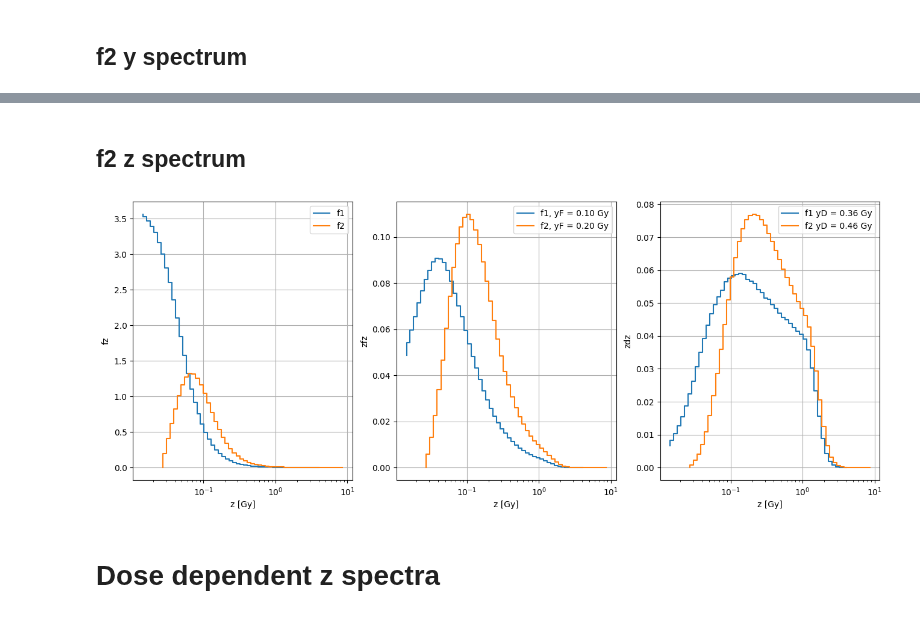
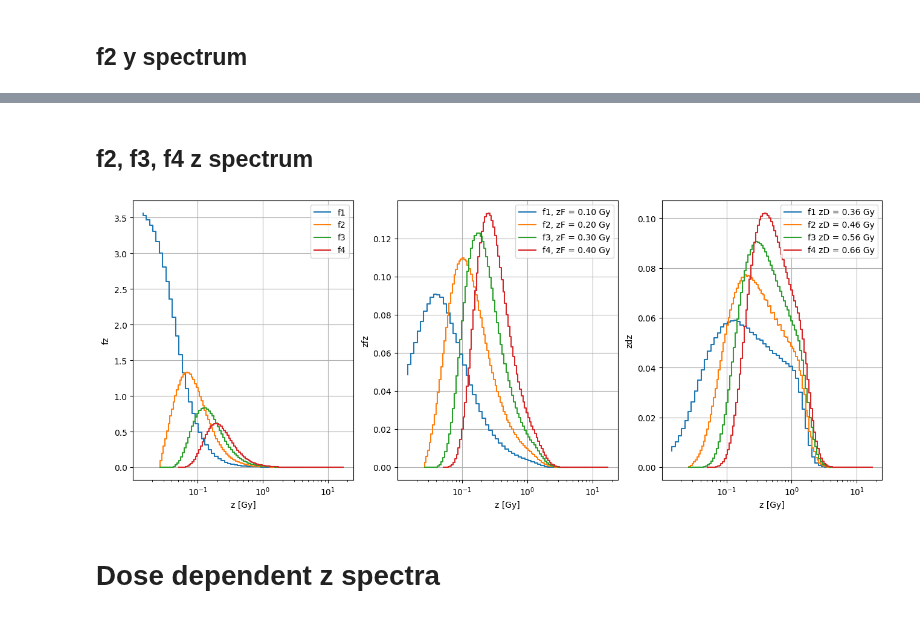
Before and after one commit to grzanka/microdosimetric_spectra_folding, a Jupyter notebook: notebooks/0.8-Cs137-spectra.ipynb, the cells around one changed output, grey strips where cells are left out. Drawn from its saved outputs; the diff is of its cells as text; code cells hidden in the pictures.

```diff
--- a/notebooks/0.8-Cs137-spectra.ipynb
+++ b/notebooks/0.8-Cs137-spectra.ipynb
@@ -246,0 +429,8 @@ for a in ax:
+# %%
+spectrum_y_f4 = LinealEnergySpectrum(
+    data=SpectrumData(
+        bin_centers=yvalues_for_f4_convolution,
+        bin_values_freq=np.array([item[0] for item in spectrum_y_f4_values_and_errors]),
+    )
+)
+spectrum_y_f4.norm, spectrum_y_f4.yF, spectrum_y_f4.yD
@@ -247,5 +511,5 @@ for a in ax:
 # %% [markdown]
-## f2 z spectrum
+## f2, f3, f4 z spectrum
 # %%
 spectrum_z_f2 = SpecificEnergySpectrum(
     data=SpectrumData(
@@ -253,6 +517,18 @@ spectrum_z_f2 = SpecificEnergySpectrum(
         bin_values_freq=spectrum_y_f2.fy,
     )
 )
+spectrum_z_f3 = SpecificEnergySpectrum(
+    data=SpectrumData(
+        bin_centers=0.204 * spectrum_y_f3.y / site_diam_um**2,
+        bin_values_freq=spectrum_y_f3.fy,
+    )
+)
+spectrum_z_f4 = SpecificEnergySpectrum(
+    data=SpectrumData(
+        bin_centers=0.204 * spectrum_y_f4.y / site_diam_um**2,
+        bin_values_freq=spectrum_y_f4.fy,
+    )
+)
 # %%
 fig, ax = plt.subplots(nrows=1, ncols=3, figsize=(16, 6))
 ax[0].step(
@@ -263,38 +539,68 @@ ax[0].step(
 ax[0].step(
     spectrum_z_f2.data.bin_edges[1:],
     spectrum_z_f2.fz,
     label="f2",
 )
+ax[0].step(
+    spectrum_z_f3.data.bin_edges[1:],
+    spectrum_z_f3.fz,
+    label="f3",
+)
+ax[0].step(
+    spectrum_z_f4.data.bin_edges[1:],
+    spectrum_z_f4.fz,
+    label="f4",
+)
 ax[0].set_ylabel("fz")
 ax[1].step(
     spectrum_z_f1.data.bin_edges[1:],
     spectrum_z_f1.zfz,
-    label=f"f1, yF = {spectrum_z_f1.zF:2.2f} Gy",
+    label=f"f1, zF = {spectrum_z_f1.zF:2.2f} Gy",
 )
 ax[1].step(
     spectrum_z_f2.data.bin_edges[1:],
     spectrum_z_f2.zfz,
-    label=f"f2, yF = {spectrum_z_f2.zF:2.2f} Gy",
+    label=f"f2, zF = {spectrum_z_f2.zF:2.2f} Gy",
+)
+ax[1].step(
+    spectrum_z_f3.data.bin_edges[1:],
+    spectrum_z_f3.zfz,
+    label=f"f3, zF = {spectrum_z_f3.zF:2.2f} Gy",
+)
+ax[1].step(
+    spectrum_z_f4.data.bin_edges[1:],
+    spectrum_z_f4.zfz,
+    label=f"f4, zF = {spectrum_z_f4.zF:2.2f} Gy",
 )
 ax[1].set_ylabel("zfz")
 ax[2].step(
     spectrum_z_f1.data.bin_edges[1:],
     spectrum_z_f1.zdz,
-    label=f"f1 yD = {spectrum_z_f1.zD:2.2f} Gy",
+    label=f"f1 zD = {spectrum_z_f1.zD:2.2f} Gy",
 )
 ax[2].step(
     spectrum_z_f2.data.bin_edges[1:],
     spectrum_z_f2.zdz,
-    label=f"f2 yD = {spectrum_z_f2.zD:2.2f} Gy",
+    label=f"f2 zD = {spectrum_z_f2.zD:2.2f} Gy",
+)
+ax[2].step(
+    spectrum_z_f3.data.bin_edges[1:],
+    spectrum_z_f3.zdz,
+    label=f"f3 zD = {spectrum_z_f3.zD:2.2f} Gy",
+)
+ax[2].step(
+    spectrum_z_f4.data.bin_edges[1:],
+    spectrum_z_f4.zdz,
+    label=f"f4 zD = {spectrum_z_f4.zD:2.2f} Gy",
 )
 ax[2].set_ylabel("zdz")
 for a in ax:
     a.set_xscale("log")
     a.grid()
     a.set_xlabel("z [Gy]")
     a.legend()
 # %% [output]
-[figure, old version]
+[figure, new version]
 # %% [markdown]
 # Dose dependent  z spectra
 # %%
```
Also changed, not shown: parts of 32 cells of this notebook, 1 other file.
